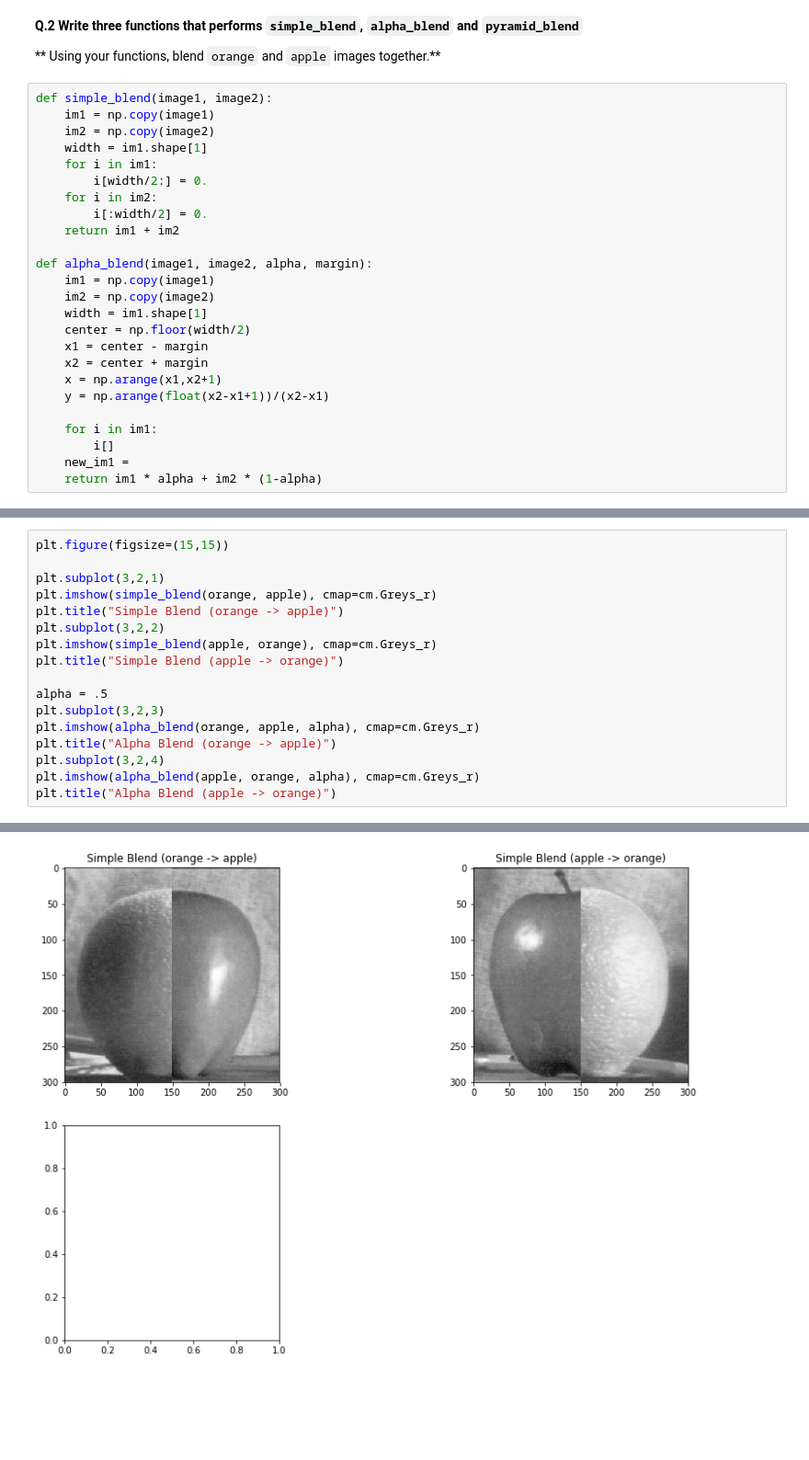
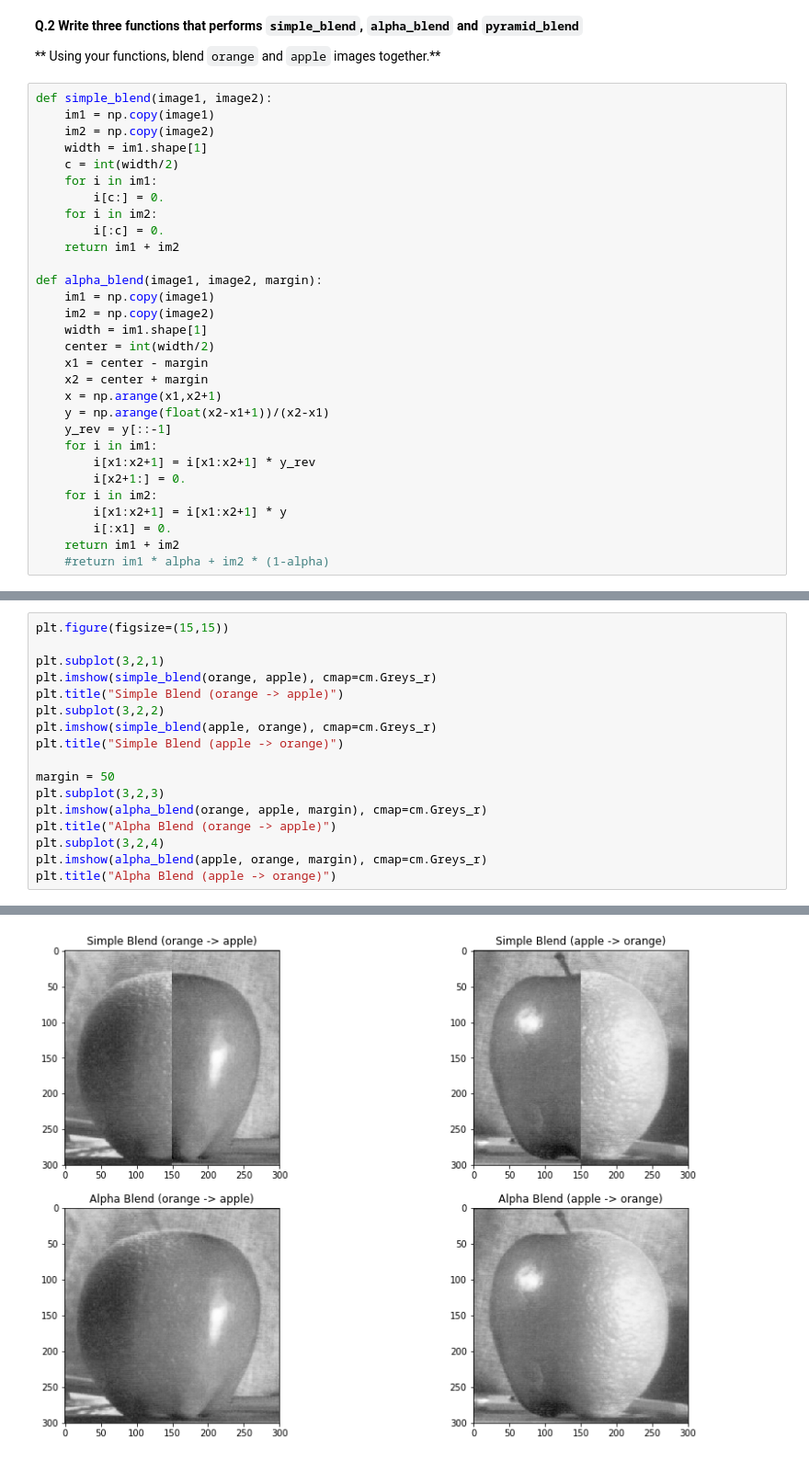
Before and after one commit to ali-yar/B31XB-IIP-TP-1718, a Jupyter notebook: 3-interpolation-blending/3-interpolation-blending.ipynb, the cells around one changed output, grey strips where cells are left out. Shown at 92% size. Drawn from its saved outputs; the diff is of its cells as text; blank space fills up the shorter version.

Commit message:
Updated interpolation-blending book

```diff
--- a/3-interpolation-blending/3-interpolation-blending.ipynb
+++ b/3-interpolation-blending/3-interpolation-blending.ipynb
@@ -86,26 +86,31 @@ def simple_blend(image1, image2):
     im1 = np.copy(image1)
     im2 = np.copy(image2)
     width = im1.shape[1]
+    c = int(width/2)
     for i in im1:
-        i[width/2:] = 0.
+        i[c:] = 0.
     for i in im2:
-        i[:width/2] = 0.
+        i[:c] = 0.
     return im1 + im2
 
-def alpha_blend(image1, image2, alpha, margin):
+def alpha_blend(image1, image2, margin):
     im1 = np.copy(image1)
     im2 = np.copy(image2)
     width = im1.shape[1]
-    center = np.floor(width/2)
+    center = int(width/2)
     x1 = center - margin
     x2 = center + margin
     x = np.arange(x1,x2+1)
     y = np.arange(float(x2-x1+1))/(x2-x1)
-
+    y_rev = y[::-1]
     for i in im1:
-        i[]
-    new_im1 =
-    return im1 * alpha + im2 * (1-alpha)
+        i[x1:x2+1] = i[x1:x2+1] * y_rev
+        i[x2+1:] = 0.
+    for i in im2:
+        i[x1:x2+1] = i[x1:x2+1] * y
+        i[:x1] = 0.
+    return im1 + im2
+    #return im1 * alpha + im2 * (1-alpha)
 # %%
 orange = io.imread('./images/orange.jpeg', as_grey=1)
 apple = io.imread('./images/apple.jpeg', as_grey=1)
@@ -129,11 +124,11 @@ plt.subplot(3,2,2)
 plt.imshow(simple_blend(apple, orange), cmap=cm.Greys_r)
 plt.title("Simple Blend (apple -> orange)")
 
-alpha = .5
+margin = 50
 plt.subplot(3,2,3)
-plt.imshow(alpha_blend(orange, apple, alpha), cmap=cm.Greys_r)
+plt.imshow(alpha_blend(orange, apple, margin), cmap=cm.Greys_r)
 plt.title("Alpha Blend (orange -> apple)")
 plt.subplot(3,2,4)
-plt.imshow(alpha_blend(apple, orange, alpha), cmap=cm.Greys_r)
+plt.imshow(alpha_blend(apple, orange, margin), cmap=cm.Greys_r)
 plt.title("Alpha Blend (apple -> orange)")
 # %% [output]
@@ -141 +136 @@ TypeError: Image data can not convert to float
-[figure, old version]
+[figure, new version]
```
Also changed, not shown: parts of 3 cells of this notebook, 1 other file.
